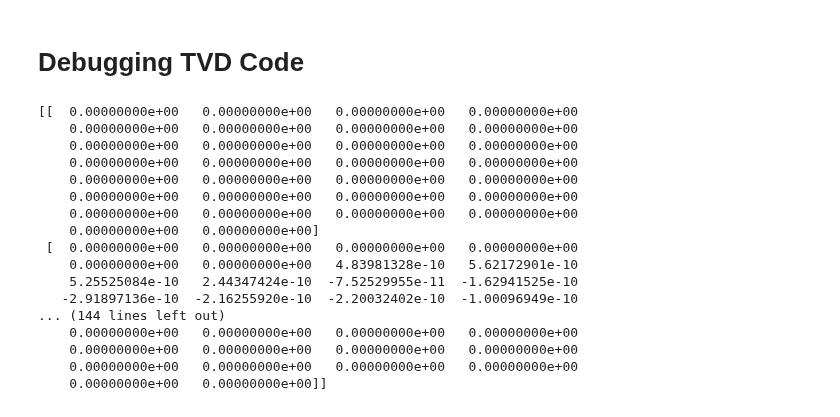
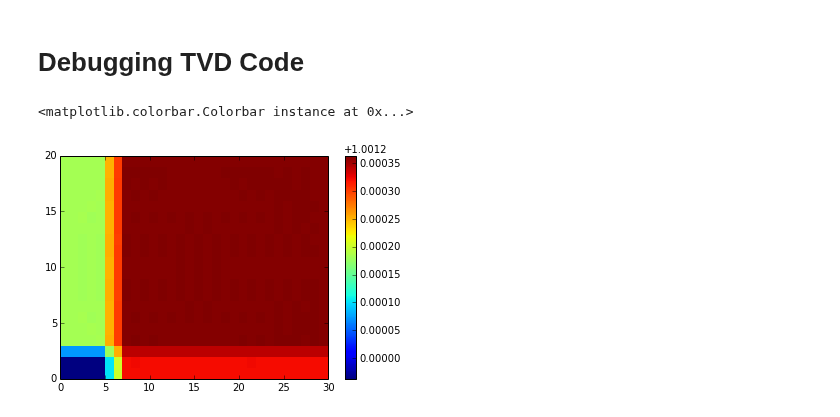
Before and after one commit to UBC-MOAD/pa-th-simple, a Jupyter notebook: prelim-model/Testbook.ipynb, the cells around one changed output. Cells and saved outputs as stored; diff of their text form; code cells hidden in the pictures.

```diff
--- a/prelim-model/Testbook.ipynb
+++ b/prelim-model/Testbook.ipynb
@@ -70,18 +71,16 @@ sign_uz_S = np.sign(uz[:-1, :] + uz[1:, :] + S)
 sign_uz = np.sign(uz[:-1, :] + uz[1:, :])
 sign_ux = np.sign(ux[:, :-1] + ux[:, 1:])
 # define upstream for particulate phase (contains sinking vel.)
-p_upz_p = sign_uz_S * (sign_uz_S - 1)/2
-n_upz_p = sign_uz_S * (sign_uz_S + 1)/2
+p_upz = sign_uz_S * (sign_uz_S - 1)/2
+n_upz = sign_uz_S * (sign_uz_S + 1)/2
 # define upstream for dissolved phase
-p_upz = sign_uz * (sign_uz - 1)/2
-n_upz = sign_uz * (sign_uz + 1)/2
+#p_upz = sign_uz * (sign_uz - 1)/2
+#n_upz = sign_uz * (sign_uz + 1)/2
 # define upstream in x
 p_upx = sign_ux * (sign_ux - 1)/2
 n_upx = sign_ux * (sign_ux + 1)/2
 conc = h
 # %%
-"""total variance diminishing advection scheme
-"""
 # grid
 nz = conc.nz
 nx = conc.nx
@@ -147,11 +146,9 @@ fneg = xneg + zneg
 
 # non dimensional Zalesak parameter (produces nans when commented part is uncommented)
 # = (max_conc - upstream_conc) / influx
-betaup = (conc_up - tau_up) / fpos# * conc.dx/dt
+betaup = (conc_up - tau_up) / (((xpos / conc.dx) + (zpos / conc.dz))*dt)
 # = (upstream_conc - min_conc) / outflux
-betado = (tau_up - conc_do) / fneg# * conc.dx/dt
-
-# x-z combined Zalesak parameter
+betado = (tau_up - conc_do) / (((xneg / conc.dx) + (zneg / conc.dz))*dt)
 
 # nans and infs
 zeros = np.zeros(np.shape(betaup))
@@ -162,7 +159,7 @@ idx = np.isnan(betado)
 idx = idx + np.isinf(betado)
 betado[idx] = 0
 
-# zau, xau, zbu, xbu
+# flux limiters
 # =one by default
 au = np.ones((nz, nx)); bu = np.ones((nz, nx))
 # =betado if betado < 1
@@ -188,23 +185,10 @@ aax = adfx * (cu * au + (1-cu)*bu)
 # final sol.
 adv = np.zeros((nz, nx))
 adv[1:nz-1, 1:nx-1] = dtau_up_dt[1:nz-1, 1:nx-1] +  (aax[1:nz-1, 0:nx-2] - aax[1:nz-1, 1:nx-1]) * conc.dx_i + (aaz[0:nz-2, 1:nx-1] - aaz[1:nz-1, 1:nx-1]) * conc.dz_i
-# %%
-print(adv)
-# %% [output]
-[[  0.00000000e+00   0.00000000e+00   0.00000000e+00   0.00000000e+00
-    0.00000000e+00   0.00000000e+00   0.00000000e+00   0.00000000e+00
-    0.00000000e+00   0.00000000e+00   0.00000000e+00   0.00000000e+00
-    0.00000000e+00   0.00000000e+00   0.00000000e+00   0.00000000e+00
-    0.00000000e+00   0.00000000e+00   0.00000000e+00   0.00000000e+00
-    0.00000000e+00   0.00000000e+00   0.00000000e+00   0.00000000e+00
-    0.00000000e+00   0.00000000e+00   0.00000000e+00   0.00000000e+00
-    0.00000000e+00   0.00000000e+00]
- [  0.00000000e+00   0.00000000e+00   0.00000000e+00   0.00000000e+00
-    0.00000000e+00   0.00000000e+00   4.83981328e-10   5.62172901e-10
-    5.25525084e-10   2.44347424e-10  -7.52529955e-11  -1.62941525e-10
-   -2.91897136e-10  -2.16255920e-10  -2.20032402e-10  -1.00096949e-10
-... (144 lines left out)
-    0.00000000e+00   0.00000000e+00   0.00000000e+00   0.00000000e+00
-    0.00000000e+00   0.00000000e+00   0.00000000e+00   0.00000000e+00
-    0.00000000e+00   0.00000000e+00   0.00000000e+00   0.00000000e+00
-    0.00000000e+00   0.00000000e+00]]
+# %%
+g.a += ( Q - k_ad * g.a + k_de * h.a + adv ) * dt
+test = plb.pcolormesh(g.a)
+plb.colorbar(test)
+# %% [output]
+<matplotlib.colorbar.Colorbar instance at 0x...>
+[figure, added]
```
Also changed, not shown: parts of 2 cells of this notebook, 7 other files.
